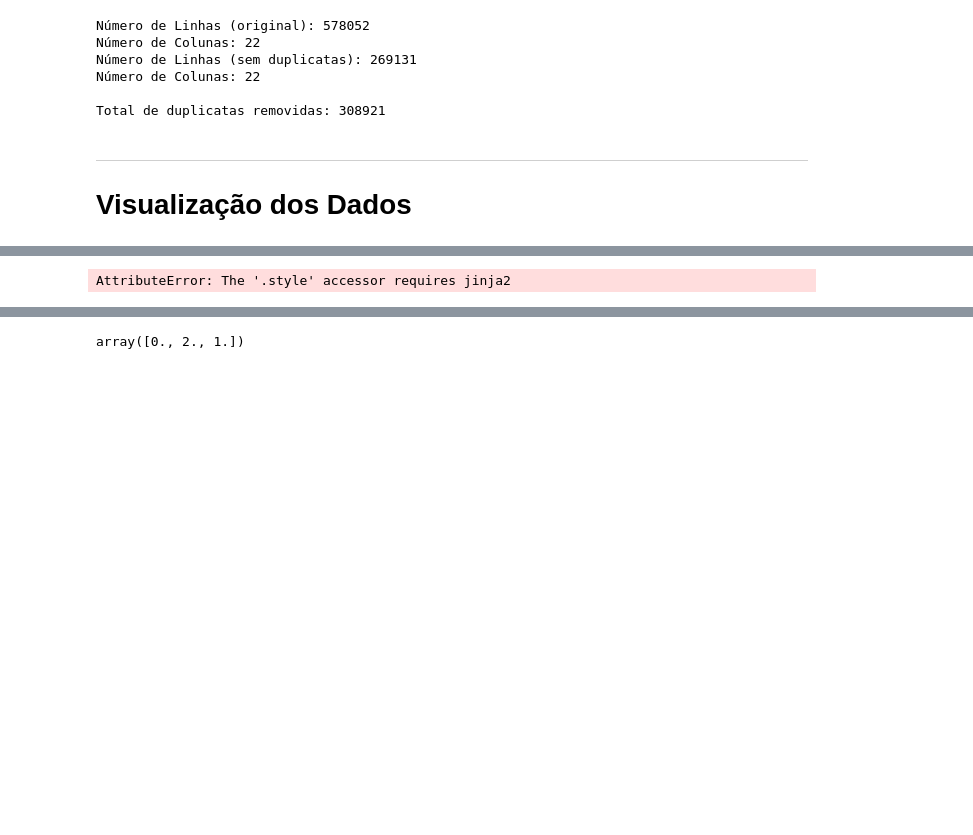
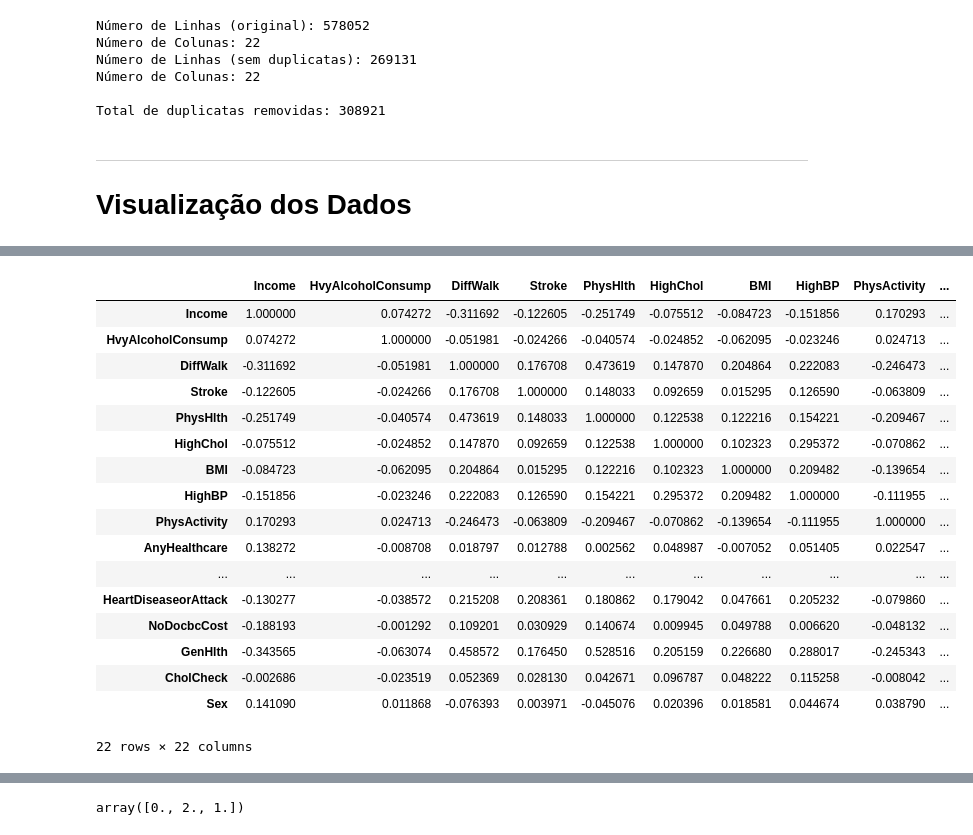
Before and after one commit to ftamaki/postech, a Jupyter notebook: Exercicios/TechChallenge_V2.ipynb, the cells around one changed output, grey strips where cells are left out. Saved outputs shown, nothing was run; the diff lists cells and outputs as text; code cells hidden in the pictures; blank space fills up the shorter version.

```diff
--- a/Exercicios/TechChallenge_V2.ipynb
+++ b/Exercicios/TechChallenge_V2.ipynb
@@ -233,8 +233,25 @@ plt.show()
 # %%
 #checking correlation between columns of dataset df1
-df_clean.corr(numeric_only=True).style.background_gradient(cmap='coolwarm')
+df_clean.corr(numeric_only=True)
 # %% [output]
+|  | Income | HvyAlcoholConsump | DiffWalk | Stroke | PhysHlth | HighChol | BMI | HighBP | PhysActivity | ... |
+| Income | 1.000000 | 0.074272 | -0.311692 | -0.122605 | -0.251749 | -0.075512 | -0.084723 | -0.151856 | 0.170293 | ... |
+| HvyAlcoholConsump | 0.074272 | 1.000000 | -0.051981 | -0.024266 | -0.040574 | -0.024852 | -0.062095 | -0.023246 | 0.024713 | ... |
+| DiffWalk | -0.311692 | -0.051981 | 1.000000 | 0.176708 | 0.473619 | 0.147870 | 0.204864 | 0.222083 | -0.246473 | ... |
+| Stroke | -0.122605 | -0.024266 | 0.176708 | 1.000000 | 0.148033 | 0.092659 | 0.015295 | 0.126590 | -0.063809 | ... |
+| PhysHlth | -0.251749 | -0.040574 | 0.473619 | 0.148033 | 1.000000 | 0.122538 | 0.122216 | 0.154221 | -0.209467 | ... |
+| HighChol | -0.075512 | -0.024852 | 0.147870 | 0.092659 | 0.122538 | 1.000000 | 0.102323 | 0.295372 | -0.070862 | ... |
+| BMI | -0.084723 | -0.062095 | 0.204864 | 0.015295 | 0.122216 | 0.102323 | 1.000000 | 0.209482 | -0.139654 | ... |
+| HighBP | -0.151856 | -0.023246 | 0.222083 | 0.126590 | 0.154221 | 0.295372 | 0.209482 | 1.000000 | -0.111955 | ... |
+| PhysActivity | 0.170293 | 0.024713 | -0.246473 | -0.063809 | -0.209467 | -0.070862 | -0.139654 | -0.111955 | 1.000000 | ... |
+| AnyHealthcare | 0.138272 | -0.008708 | 0.018797 | 0.012788 | 0.002562 | 0.048987 | -0.007052 | 0.051405 | 0.022547 | ... |
+| ... | ... | ... | ... | ... | ... | ... | ... | ... | ... | ... |
+| HeartDiseaseorAttack | -0.130277 | -0.038572 | 0.215208 | 0.208361 | 0.180862 | 0.179042 | 0.047661 | 0.205232 | -0.079860 | ... |
+| NoDocbcCost | -0.188193 | -0.001292 | 0.109201 | 0.030929 | 0.140674 | 0.009945 | 0.049788 | 0.006620 | -0.048132 | ... |
+| GenHlth | -0.343565 | -0.063074 | 0.458572 | 0.176450 | 0.528516 | 0.205159 | 0.226680 | 0.288017 | -0.245343 | ... |
+| CholCheck | -0.002686 | -0.023519 | 0.052369 | 0.028130 | 0.042671 | 0.096787 | 0.048222 | 0.115258 | -0.008042 | ... |
+| Sex | 0.141090 | 0.011868 | -0.076393 | 0.003971 | -0.045076 | 0.020396 | 0.018581 | 0.044674 | 0.038790 | ... |
-AttributeError: The '.style' accessor requires jinja2
+22 rows × 22 columns
 # %%
 corr = df_clean.corr(numeric_only=True)  # garante apenas colunas numéricas
 
```
Also changed, not shown: parts of 10 cells of this notebook.
